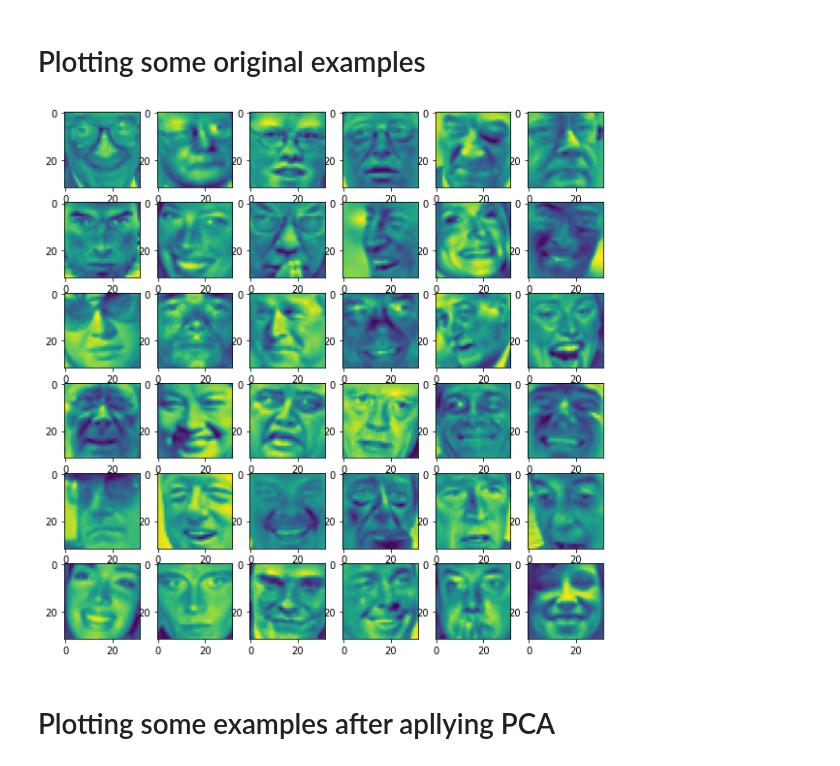
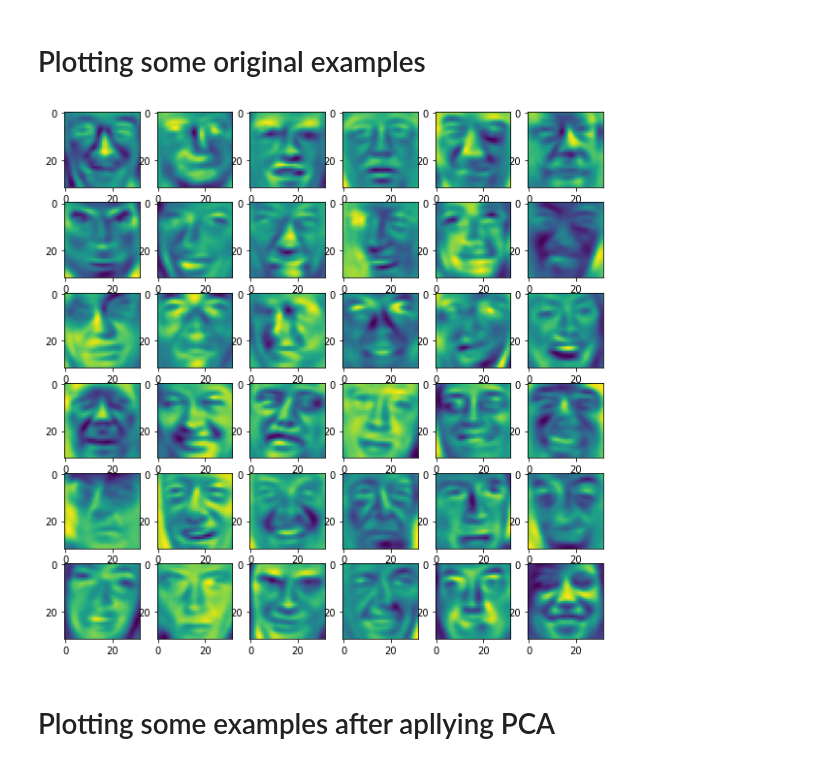
Before and after one commit to cvillad/ML-course, a Jupyter notebook: ex7/Python/ex7_pca.ipynb, the cells around one changed output. Cells and saved outputs as stored; diff of their text form; code cells hidden in the pictures.

```diff
--- a/ex7/Python/ex7_pca.ipynb
+++ b/ex7/Python/ex7_pca.ipynb
@@ -51,14 +51,14 @@ displayData(U[:,0:36].T)
 # %%
 K = 100
 
 U_reduced = U[:,0:K]
 
-Z = X_norm@U
-X_rec = Z@U.T
+Z = X_norm@U_reduced
+X_rec = Z@U_reduced.T
 
-displayData(X_norm[0:36,:])
+displayData(X_rec[0:36,:])
 # %% [output]
-[figure, old version]
+[figure, new version]
 # %% [markdown]
 # Plotting some examples after apllying PCA
 # %%
```
Also changed, not shown: parts of 1 cell of this notebook.
